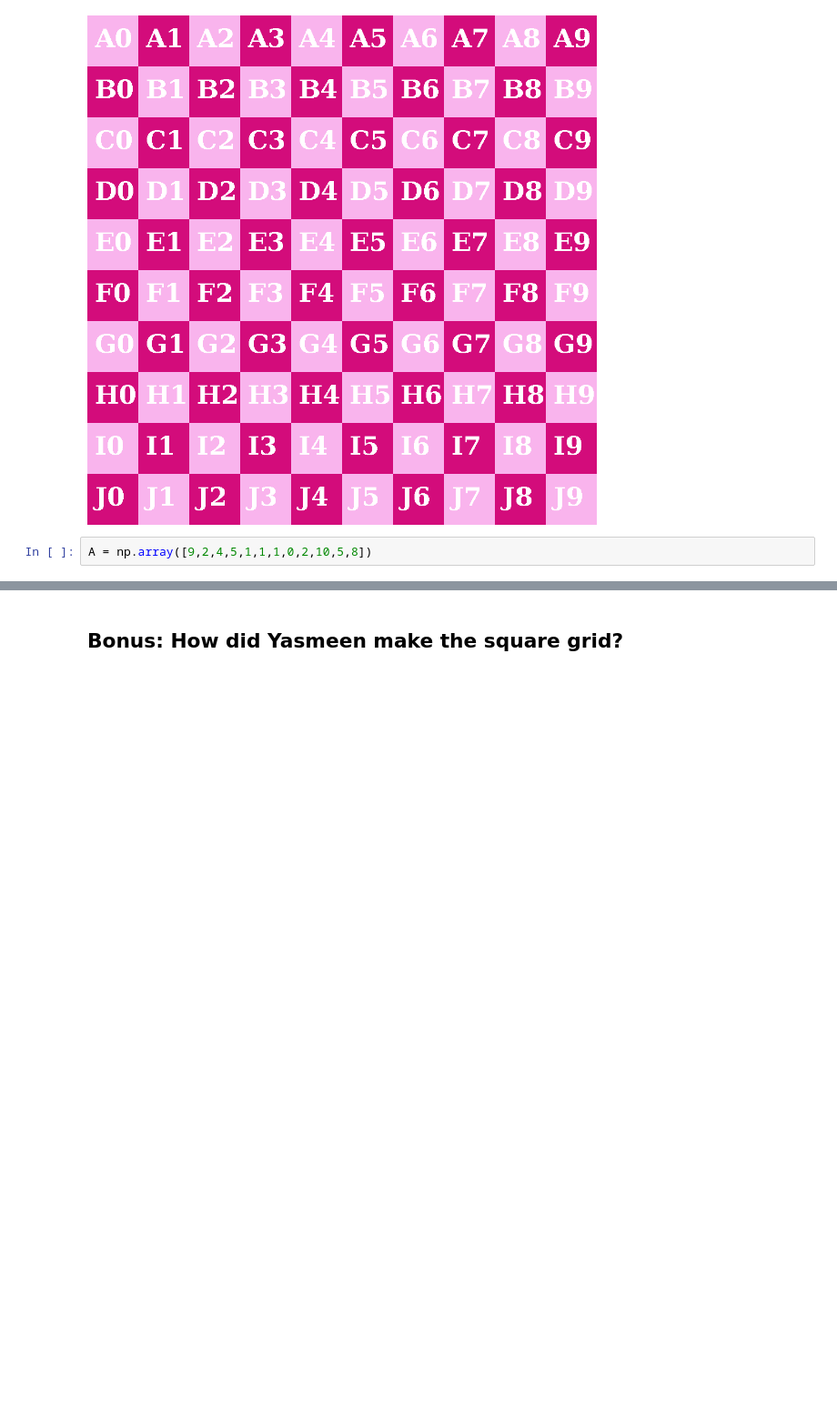
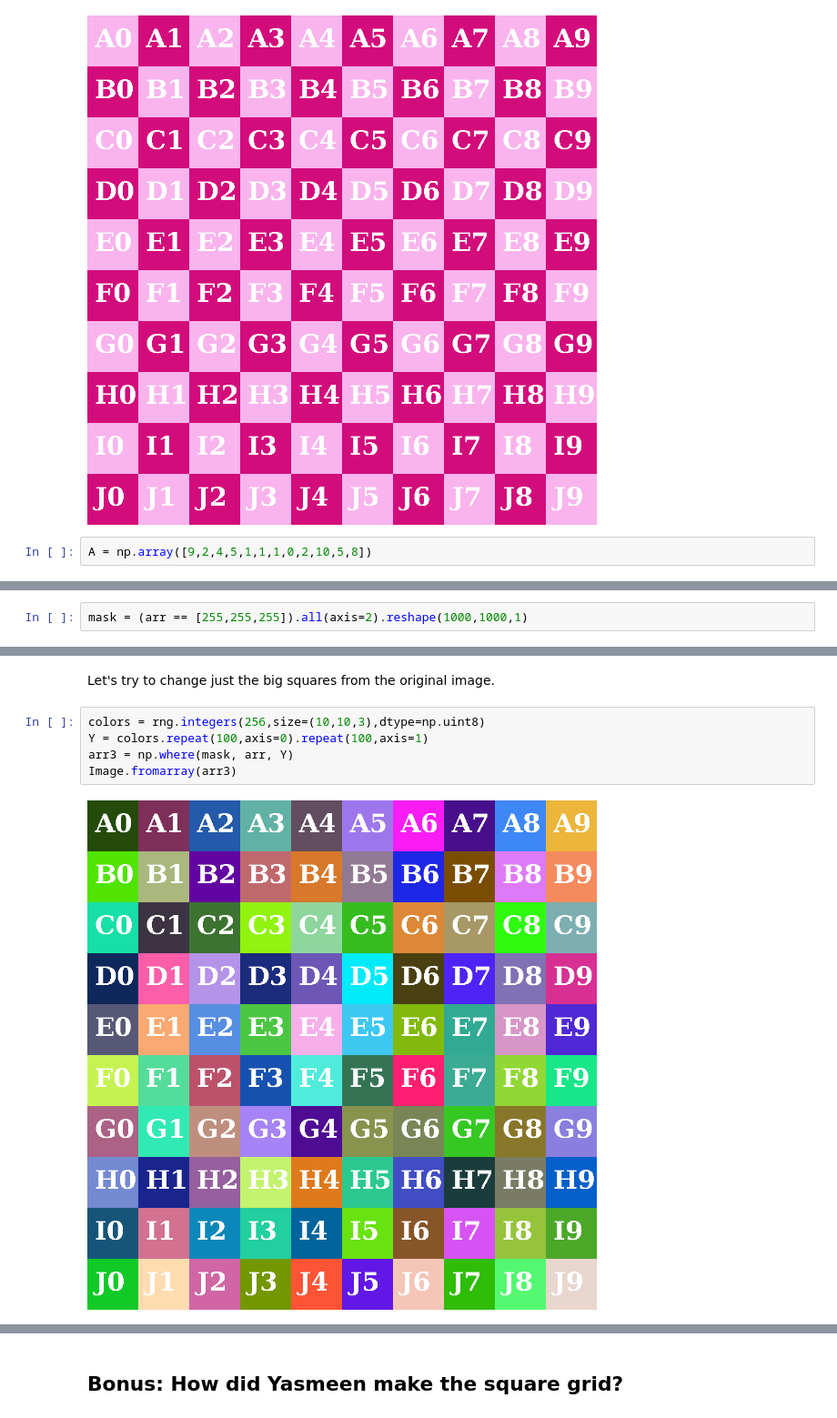
Before and after one commit to ybaki97/Math9-Y24, a Jupyter notebook: _sources/lectures/lec14.ipynb, the cells around one changed output, grey strips where cells are left out. Shown at 91% size. Saved outputs shown, nothing was run; the diff lists cells and outputs as text; blank space fills up the shorter version.

```diff
--- a/_sources/lectures/lec14.ipynb
+++ b/_sources/lectures/lec14.ipynb
@@ -40,0 +412,2 @@ A = np.array([9,2,4,5,1,1,1,0,2,10,5,8])
+# %%
+mask = (arr == [255,255,255]).all(axis=2).reshape(1000,1000,1)
@@ -40,0 +436,9 @@ A = np.array([9,2,4,5,1,1,1,0,2,10,5,8])
+# %% [markdown]
+Let's try to change just the big squares from the original image.
+# %%
+colors = rng.integers(256,size=(10,10,3),dtype=np.uint8)
+Y = colors.repeat(100,axis=0).repeat(100,axis=1)
+arr3 = np.where(mask, arr, Y)
+Image.fromarray(arr3)
+# %% [output]
+[figure, added]
```
Also changed, not shown: parts of 97 cells of this notebook, 10 other files.
